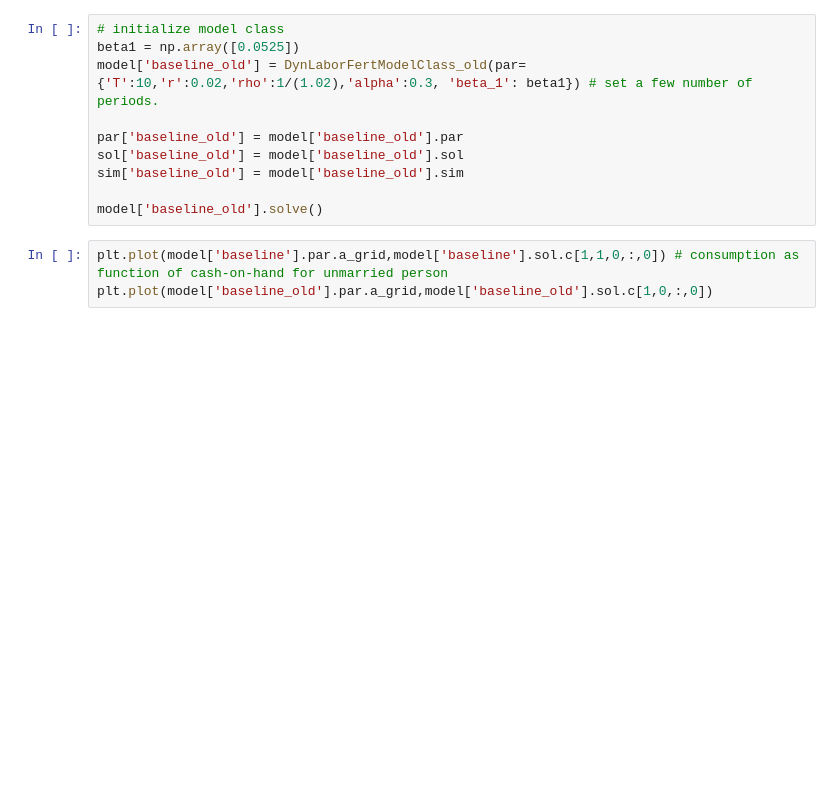
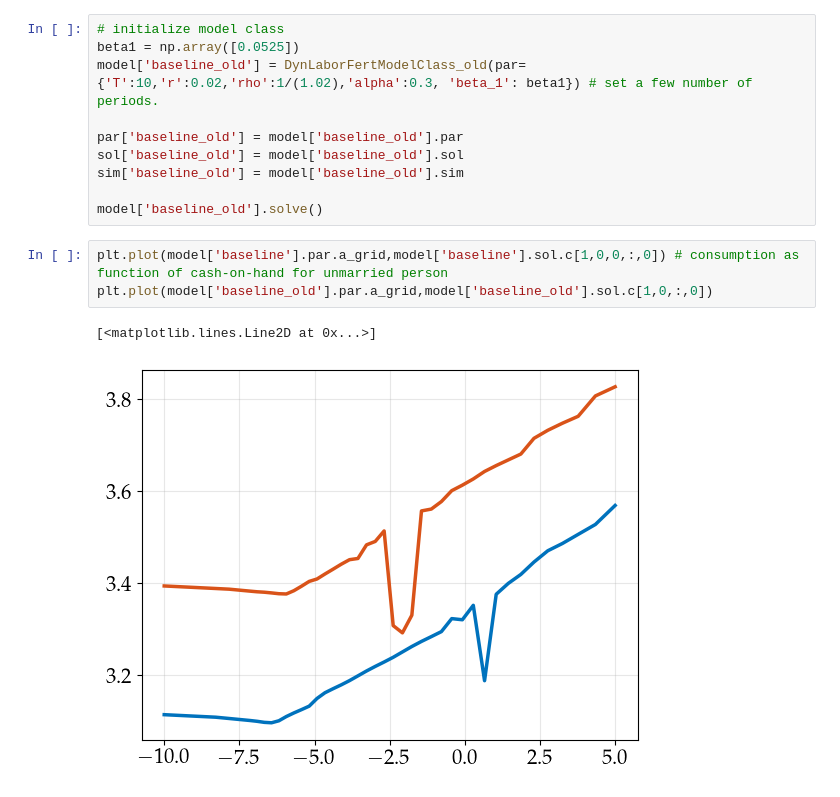
Before and after one commit to thom364e/HouseholdBehaviorCourse, a Jupyter notebook: Assignments/01/nb_assignment_1.ipynb, the cells around one changed output. Saved outputs shown, nothing was run; the diff lists cells and outputs as text; blank space fills up the shorter version.

```diff
--- a/Assignments/01/nb_assignment_1.ipynb
+++ b/Assignments/01/nb_assignment_1.ipynb
@@ -310,5 +358,8 @@ sim['baseline_old'] = model['baseline_old'].sim
 
 model['baseline_old'].solve()
 # %%
-plt.plot(model['baseline'].par.a_grid,model['baseline'].sol.c[1,1,0,:,0]) # consumption as function of cash-on-hand for unmarried person
+plt.plot(model['baseline'].par.a_grid,model['baseline'].sol.c[1,0,0,:,0]) # consumption as function of cash-on-hand for unmarried person
 plt.plot(model['baseline_old'].par.a_grid,model['baseline_old'].sol.c[1,0,:,0])
+# %% [output]
+[<matplotlib.lines.Line2D at 0x...>]
+[figure, added]
```
Also changed, not shown: parts of 6 cells of this notebook, 6 other files.
